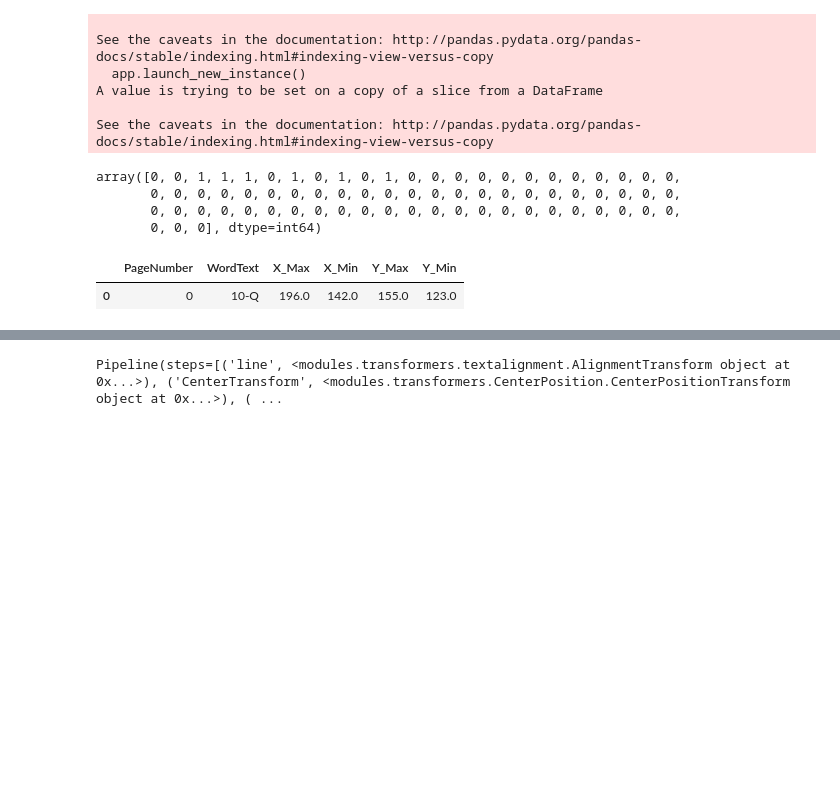
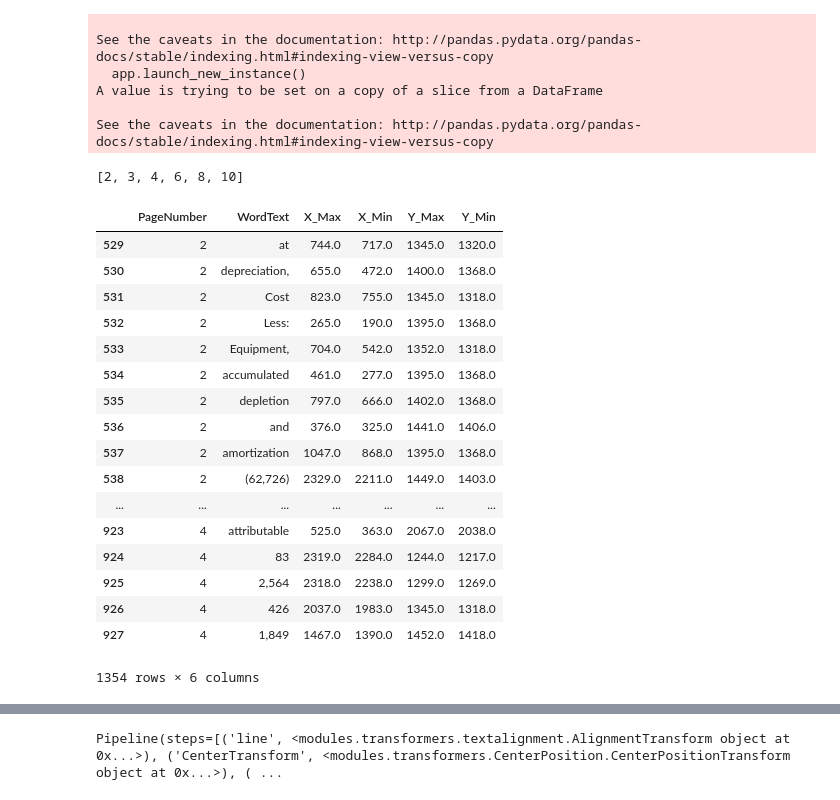
Before and after one commit to juangw/FinancialReporter, a Jupyter notebook: trcode/PageExtraction.ipynb, the cells around one changed output, grey strips where cells are left out. Saved outputs shown, nothing was run; the diff lists cells and outputs as text; code cells hidden in the pictures; blank space fills up the shorter version.

```diff
--- a/trcode/PageExtraction.ipynb
+++ b/trcode/PageExtraction.ipynb
@@ -9,7 +9,7 @@ from sklearn.pipeline import Pipeline
 from modules.transformers.CenterPosition import CenterPositionTransform
 from modules.transformers.TextType import isdateTransform, isfloatTransform,istextTransform
 from modules.transformers.textalignment import AlignmentTransform
-pd.set_option('display.max_rows', 500)
+pd.set_option('display.max_rows', 1000)
 # from trcode.line import Line
 # from trcode import helper
 # from trcode.info_word import InfoWord
@@ -123,17 +123,34 @@ See the caveats in the documentation: http://pandas.pydata.org/pandas-docs/stabl
 A value is trying to be set on a copy of a slice from a DataFrame
 
 See the caveats in the documentation: http://pandas.pydata.org/pandas-docs/stable/indexing.html#indexing-view-versus-copy
-# %%
-predict_pages(chk)
-# %% [output]
-array([0, 0, 1, 1, 1, 0, 1, 0, 1, 0, 1, 0, 0, 0, 0, 0, 0, 0, 0, 0, 0, 0, 0,
-       0, 0, 0, 0, 0, 0, 0, 0, 0, 0, 0, 0, 0, 0, 0, 0, 0, 0, 0, 0, 0, 0, 0,
-       0, 0, 0, 0, 0, 0, 0, 0, 0, 0, 0, 0, 0, 0, 0, 0, 0, 0, 0, 0, 0, 0, 0,
-       0, 0, 0], dtype=int64)
+# %%
+lister = predict_pages(chk)
+index = []
+financials = [index.append(i) for i in range(0,len(lister)) if lister[i]==1]
+index
+# %% [output]
+[2, 3, 4, 6, 8, 10]
 # %%
 chk_words = read_words('CHK').reset_index()
-chk_words.head(1)
+chk_words = chk_words[chk_words.PageNumber.isin(index)]
+chk_words
 # %% [output]
 |  | PageNumber | WordText | X_Max | X_Min | Y_Max | Y_Min |
-| 0 | 0 | 10-Q | 196.0 | 142.0 | 155.0 | 123.0 |
+| 529 | 2 | at | 744.0 | 717.0 | 1345.0 | 1320.0 |
+| 530 | 2 | depreciation, | 655.0 | 472.0 | 1400.0 | 1368.0 |
+| 531 | 2 | Cost | 823.0 | 755.0 | 1345.0 | 1318.0 |
+| 532 | 2 | Less: | 265.0 | 190.0 | 1395.0 | 1368.0 |
+| 533 | 2 | Equipment, | 704.0 | 542.0 | 1352.0 | 1318.0 |
+| 534 | 2 | accumulated | 461.0 | 277.0 | 1395.0 | 1368.0 |
+| 535 | 2 | depletion | 797.0 | 666.0 | 1402.0 | 1368.0 |
+| 536 | 2 | and | 376.0 | 325.0 | 1441.0 | 1406.0 |
+| 537 | 2 | amortization | 1047.0 | 868.0 | 1395.0 | 1368.0 |
+| 538 | 2 | (62,726) | 2329.0 | 2211.0 | 1449.0 | 1403.0 |
+| ... | ... | ... | ... | ... | ... | ... |
+| 923 | 4 | attributable | 525.0 | 363.0 | 2067.0 | 2038.0 |
+| 924 | 4 | 83 | 2319.0 | 2284.0 | 1244.0 | 1217.0 |
+| 925 | 4 | 2,564 | 2318.0 | 2238.0 | 1299.0 | 1269.0 |
+| 926 | 4 | 426 | 2037.0 | 1983.0 | 1345.0 | 1318.0 |
+| 927 | 4 | 1,849 | 1467.0 | 1390.0 | 1452.0 | 1418.0 |
+1354 rows × 6 columns
 # %%
```
Also changed, not shown: parts of 8 cells of this notebook, 1 other file.
